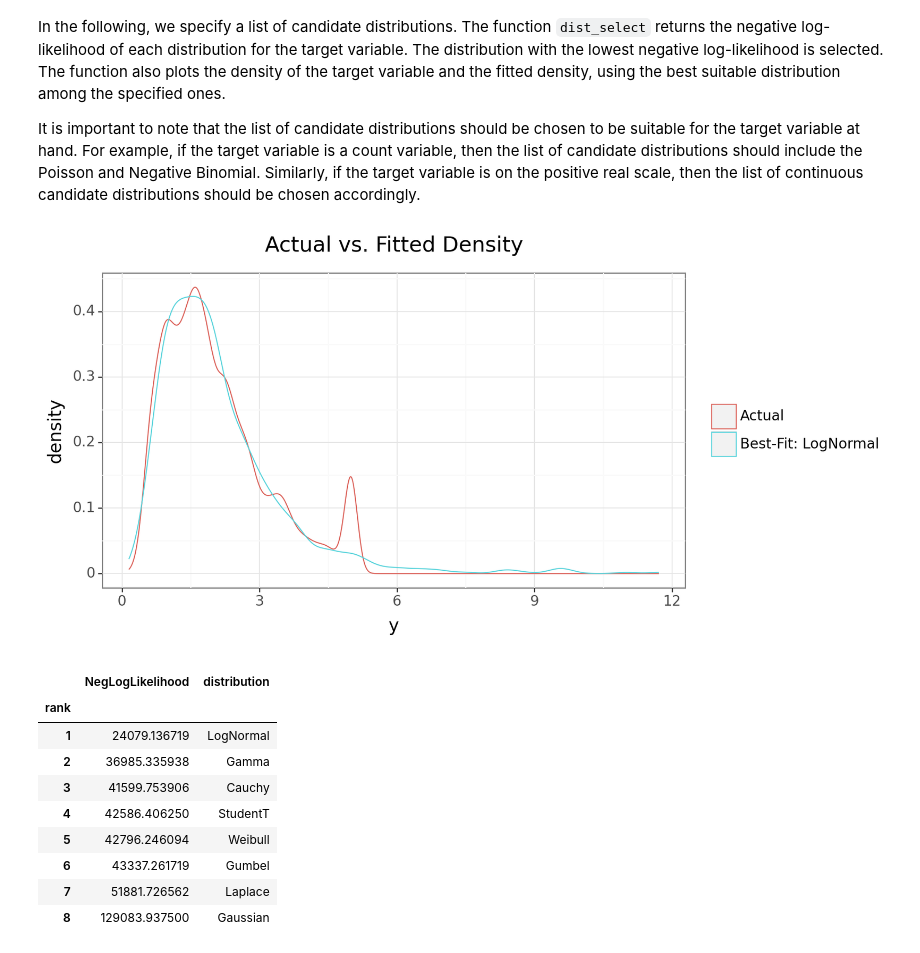
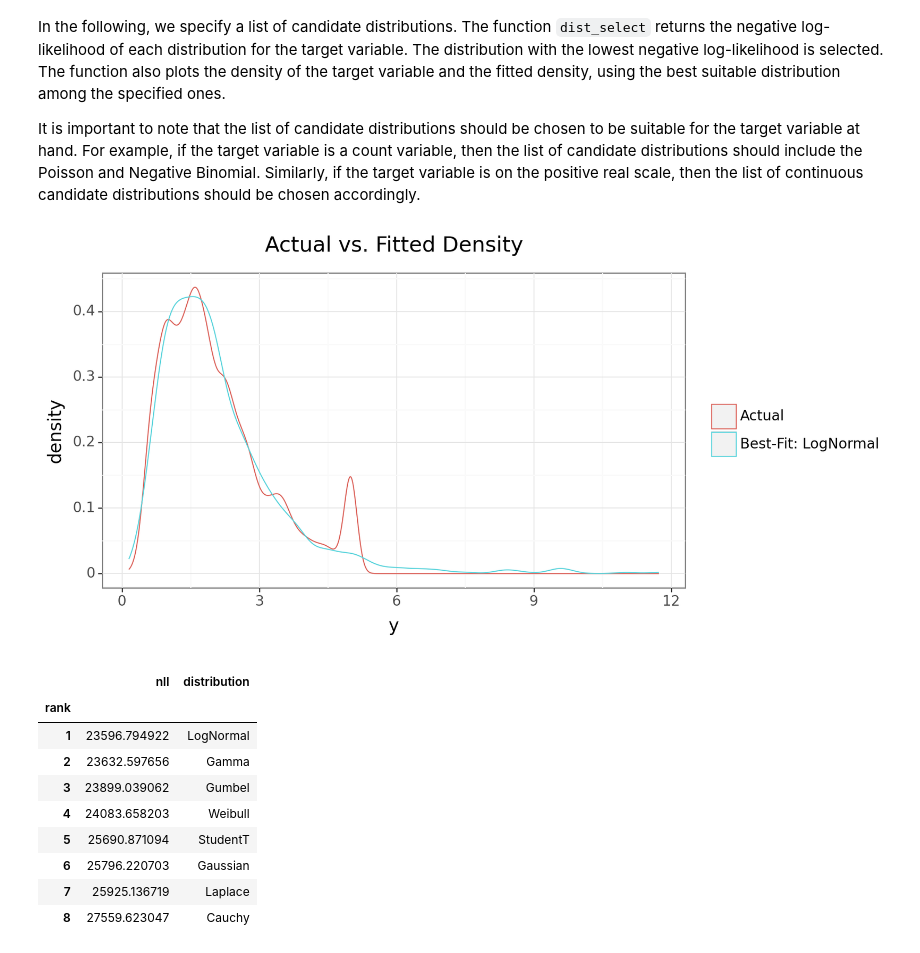
Before and after one commit to StatMixedML/XGBoostLSS, a Jupyter notebook: examples/How To Choose A Distribution.ipynb, the cells around one changed output. Saved outputs shown, nothing was run; the diff lists cells and outputs as text; code cells hidden in the pictures.

```diff
--- a/examples/How To Choose A Distribution.ipynb
+++ b/examples/How To Choose A Distribution.ipynb
@@ -24,19 +24,20 @@ In the following, we specify a list of candidate distributions. The function `di
 
 It is important to note that the list of candidate distributions should be chosen to be suitable for the target variable at hand. For example, if the target variable is a count variable, then the list of candidate distributions should include the Poisson and Negative Binomial. Similarly, if the target variable is on the positive real scale, then the list of continuous candidate distributions should be chosen accordingly.
 # %%
+xgblss_dist_class = DistributionClass()
 candidate_distributions = [Gaussian, StudentT, Gamma, Cauchy, LogNormal, Weibull, Gumbel, Laplace]
 
-dist_nll = dist_select(target=y_train, candidate_distributions=candidate_distributions, plot=True, figure_size=(10, 5))
+dist_nll = xgblss_dist_class.dist_select(target=y_train, candidate_distributions=candidate_distributions, max_iter=50, plot=True, figure_size=(10, 5))
 dist_nll
 # %% [output]
 [figure]
-|  | NegLogLikelihood | distribution |
+|  | nll | distribution |
 | rank |  |  |
-| 1 | 24079.136719 | LogNormal |
-| 2 | 36985.335938 | Gamma |
-| 3 | 41599.753906 | Cauchy |
-| 4 | 42586.406250 | StudentT |
-| 5 | 42796.246094 | Weibull |
-| 6 | 43337.261719 | Gumbel |
-| 7 | 51881.726562 | Laplace |
-| 8 | 129083.937500 | Gaussian |
+| 1 | 23596.794922 | LogNormal |
+| 2 | 23632.597656 | Gamma |
+| 3 | 23899.039062 | Gumbel |
+| 4 | 24083.658203 | Weibull |
+| 5 | 25690.871094 | StudentT |
+| 6 | 25796.220703 | Gaussian |
+| 7 | 25925.136719 | Laplace |
+| 8 | 27559.623047 | Cauchy |
```
Also changed, not shown: parts of 1 cell of this notebook.
